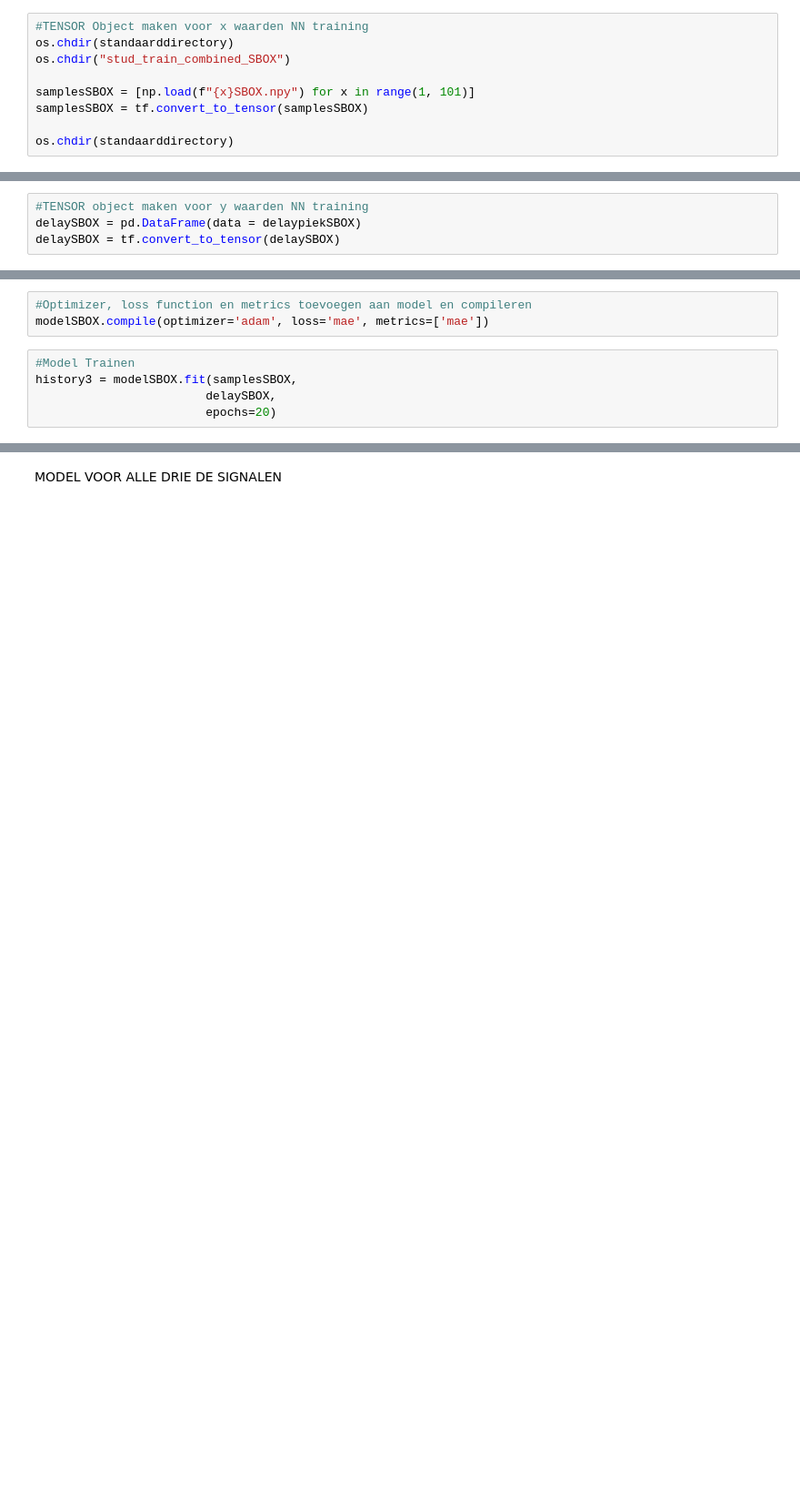
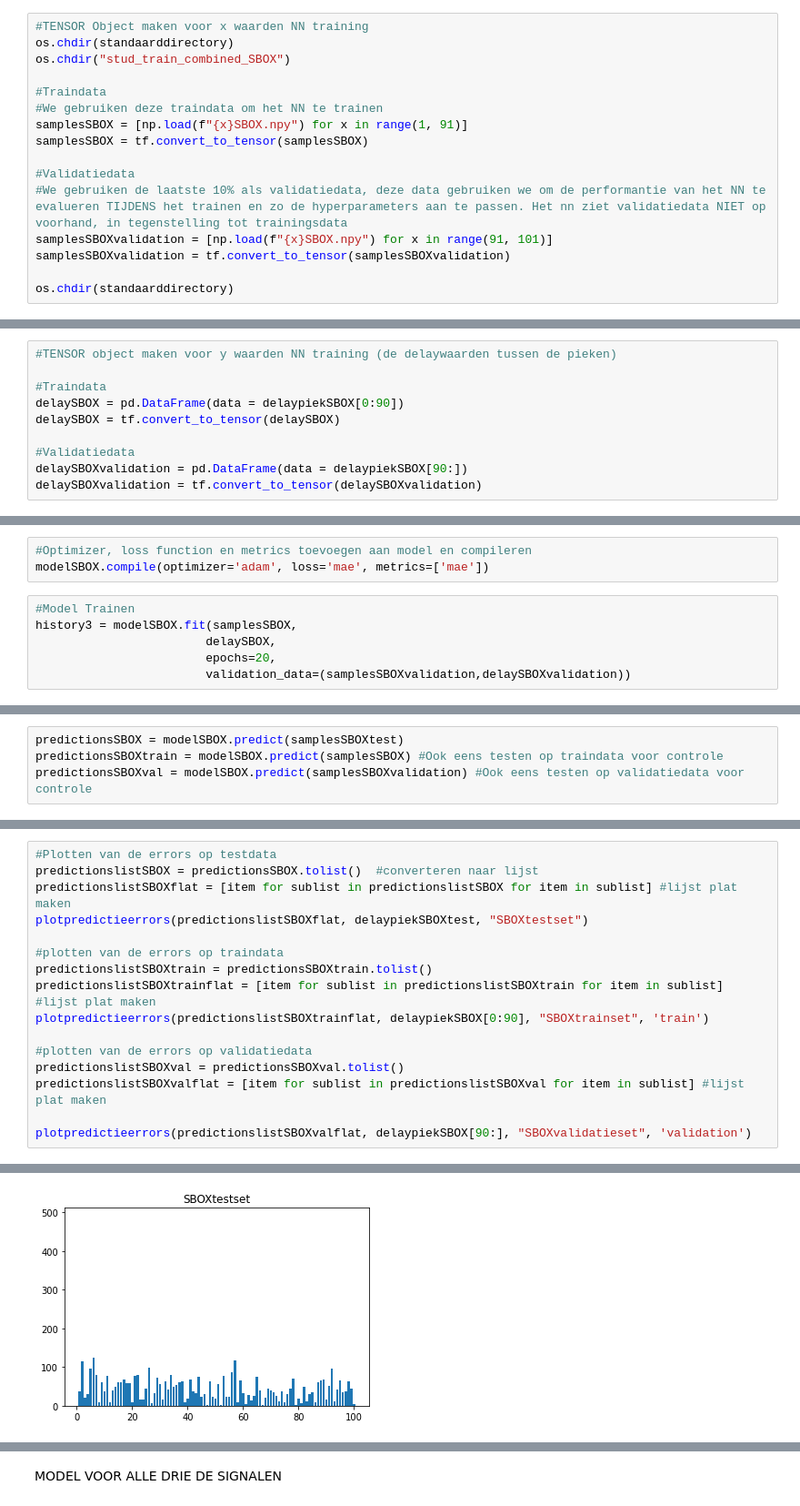
Before and after one commit to c-roets/Neural-Network-Signal-Delay, a Jupyter notebook: DelayNN.ipynb, the cells around one changed output, grey strips where cells are left out. Shown at 91% size. Saved outputs shown, nothing was run; the diff lists cells and outputs as text; blank space fills up the shorter version.

Commit message:
Optimalisation, extra graphs, extra tests

```diff
--- a/DelayNN.ipynb
+++ b/DelayNN.ipynb
@@ -364,9 +339,16 @@ SBOX MODEL
 os.chdir(standaarddirectory)
 os.chdir("stud_train_combined_SBOX")
 
-samplesSBOX = [np.load(f"{x}SBOX.npy") for x in range(1, 101)]
+#Traindata
+#We gebruiken deze traindata om het NN te trainen
+samplesSBOX = [np.load(f"{x}SBOX.npy") for x in range(1, 91)]
 samplesSBOX = tf.convert_to_tensor(samplesSBOX)
 
+#Validatiedata
+#We gebruiken de laatste 10% als validatiedata, deze data gebruiken we om de performantie van het NN te evalueren TIJDENS het trainen en zo de hyperparameters aan te passen. Het nn ziet validatiedata NIET op voorhand, in tegenstelling tot trainingsdata
+samplesSBOXvalidation = [np.load(f"{x}SBOX.npy") for x in range(91, 101)]
+samplesSBOXvalidation = tf.convert_to_tensor(samplesSBOXvalidation)
+
 os.chdir(standaarddirectory)
 # %%
 #TENSOR Object maken voor x waarden NN testing
@@ -378,9 +360,15 @@ samplesSBOXtest = tf.convert_to_tensor(samplesSBOXtest)
 
 os.chdir(standaarddirectory)
 # %%
-#TENSOR object maken voor y waarden NN training
-delaySBOX = pd.DataFrame(data = delaypiekSBOX)
+#TENSOR object maken voor y waarden NN training (de delaywaarden tussen de pieken)
+
+#Traindata
+delaySBOX = pd.DataFrame(data = delaypiekSBOX[0:90])
 delaySBOX = tf.convert_to_tensor(delaySBOX)
+
+#Validatiedata
+delaySBOXvalidation = pd.DataFrame(data = delaypiekSBOX[90:])
+delaySBOXvalidation = tf.convert_to_tensor(delaySBOXvalidation)
 # %%
 #Model aanmaken
 modelSBOX = tf.keras.Sequential()
@@ -418,6 +406,7 @@ modelSBOX.compile(optimizer='adam', loss='mae', metrics=['mae'])
 #Model Trainen
 history3 = modelSBOX.fit(samplesSBOX,
                         delaySBOX,
-                        epochs=20)
+                        epochs=20,
+                        validation_data=(samplesSBOXvalidation,delaySBOXvalidation))
 # %% [output]
 Epoch 1/20
@@ -464,0 +429,4 @@ plt.show()
+# %%
+predictionsSBOX = modelSBOX.predict(samplesSBOXtest)
+predictionsSBOXtrain = modelSBOX.predict(samplesSBOX) #Ook eens testen op traindata voor controle
+predictionsSBOXval = modelSBOX.predict(samplesSBOXvalidation) #Ook eens testen op validatiedata voor controle
@@ -464,0 +437,17 @@ plt.show()
+# %%
+#Plotten van de errors op testdata
+predictionslistSBOX = predictionsSBOX.tolist()  #converteren naar lijst
+predictionslistSBOXflat = [item for sublist in predictionslistSBOX for item in sublist] #lijst plat maken
+plotpredictieerrors(predictionslistSBOXflat, delaypiekSBOXtest, "SBOXtestset")
+
+#plotten van de errors op traindata
+predictionslistSBOXtrain = predictionsSBOXtrain.tolist()
+predictionslistSBOXtrainflat = [item for sublist in predictionslistSBOXtrain for item in sublist] #lijst plat maken
+plotpredictieerrors(predictionslistSBOXtrainflat, delaypiekSBOX[0:90], "SBOXtrainset", 'train')
+
+#plotten van de errors op validatiedata
+predictionslistSBOXval = predictionsSBOXval.tolist()
+predictionslistSBOXvalflat = [item for sublist in predictionslistSBOXval for item in sublist] #lijst plat maken
+
+plotpredictieerrors(predictionslistSBOXvalflat, delaypiekSBOX[90:], "SBOXvalidatieset", 'validation')
+# %% [output]
@@ -464,0 +460 @@ plt.show()
+[figure, added]
```
Also changed, not shown: parts of 50 cells of this notebook.
